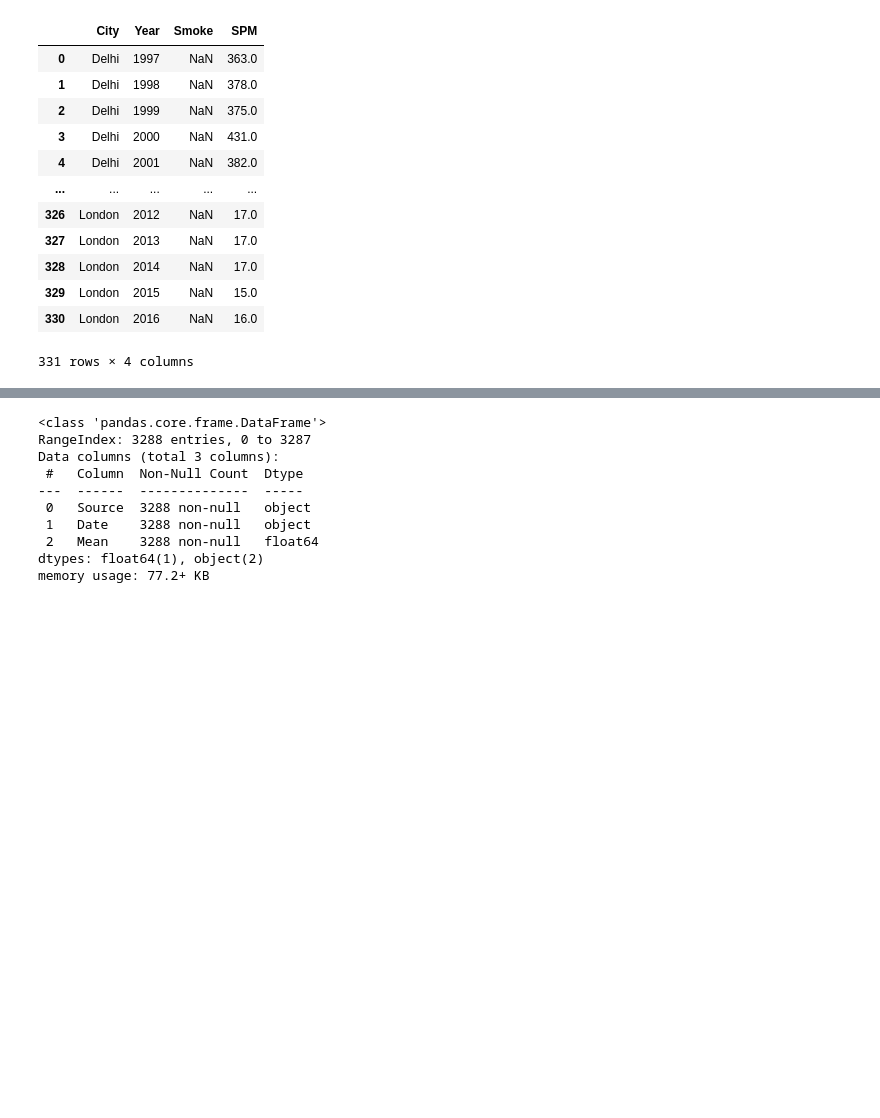
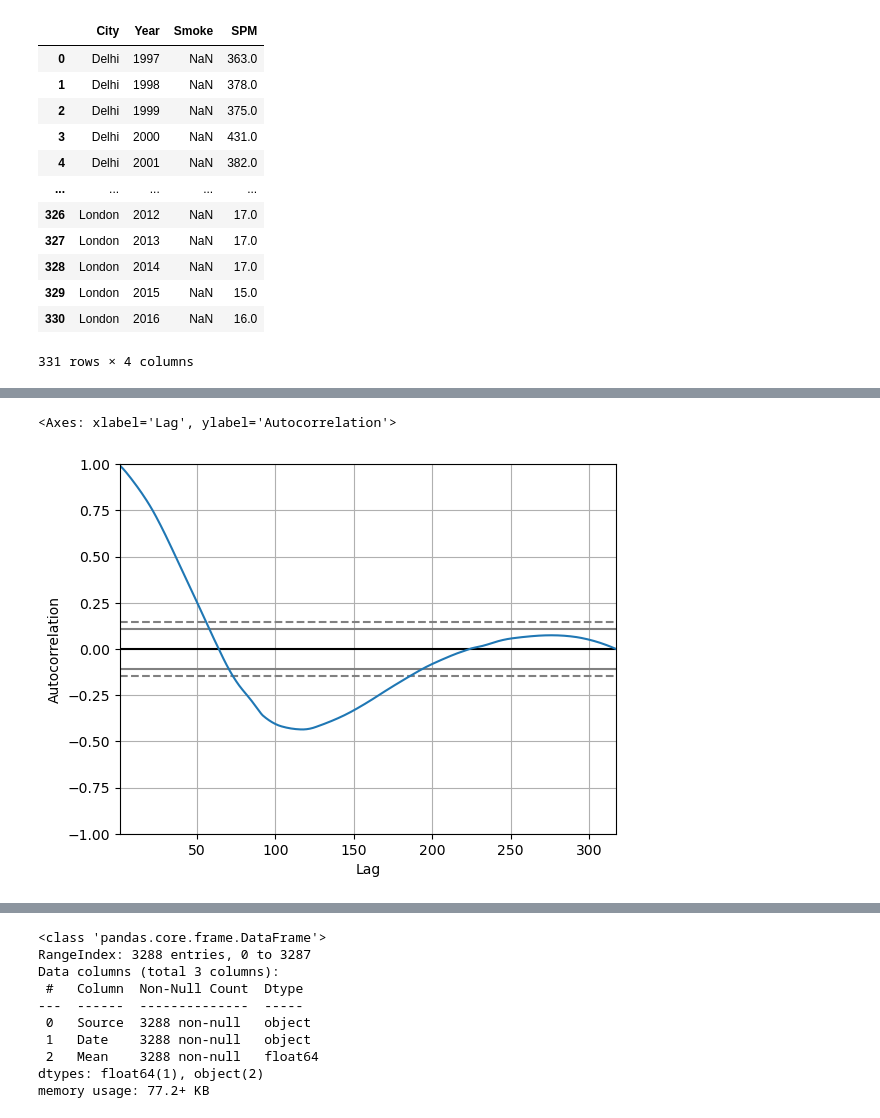
Before and after one commit to notfakearcher/yanjun, a Jupyter notebook: time-series/01_practice/practice1.ipynb, the cells around one changed output, grey strips where cells are left out. Saved outputs shown, nothing was run; the diff lists cells and outputs as text; code cells hidden in the pictures; blank space fills up the shorter version.

```diff
--- a/time-series/01_practice/practice1.ipynb
+++ b/time-series/01_practice/practice1.ipynb
@@ -68,3 +69,4 @@ pollution1
 331 rows × 4 columns
 # %%
 pollution1['Year'] = pollution1['Year'].apply(lambda x: datetime.strptime(str(x),'%Y'))
+pollution1 = pollution1.pivot(index = 'Year', columns = 'City', values = 'SPM')
@@ -70,0 +90,5 @@ pollution1['Year'] = pollution1['Year'].apply(lambda x: datetime.strptime(str(x)
+# %%
+pd.plotting.autocorrelation_plot(pollution1['London'])
+# %% [output]
+<Axes: xlabel='Lag', ylabel='Autocorrelation'>
+[figure, added]
```
Also changed, not shown: parts of 26 cells of this notebook.
